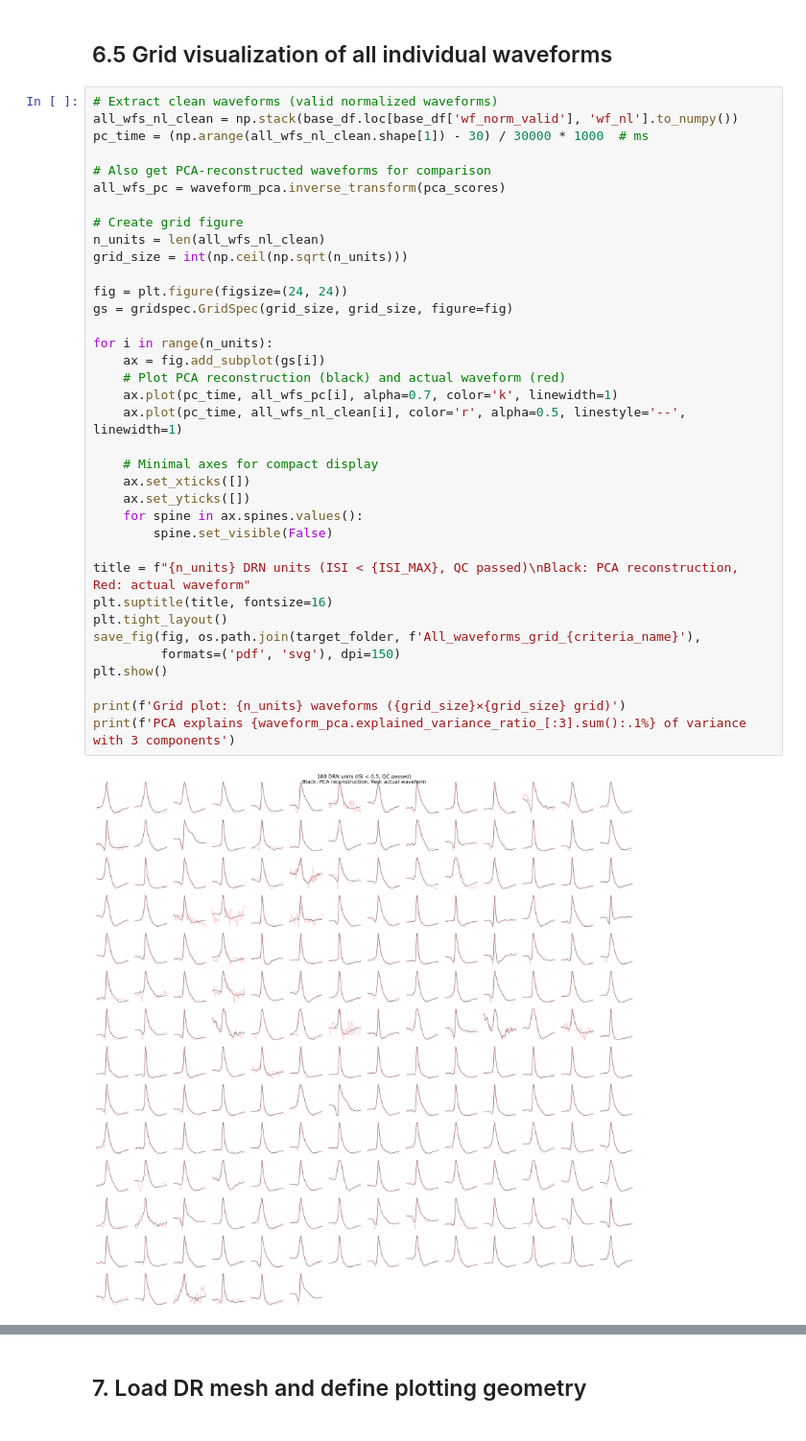
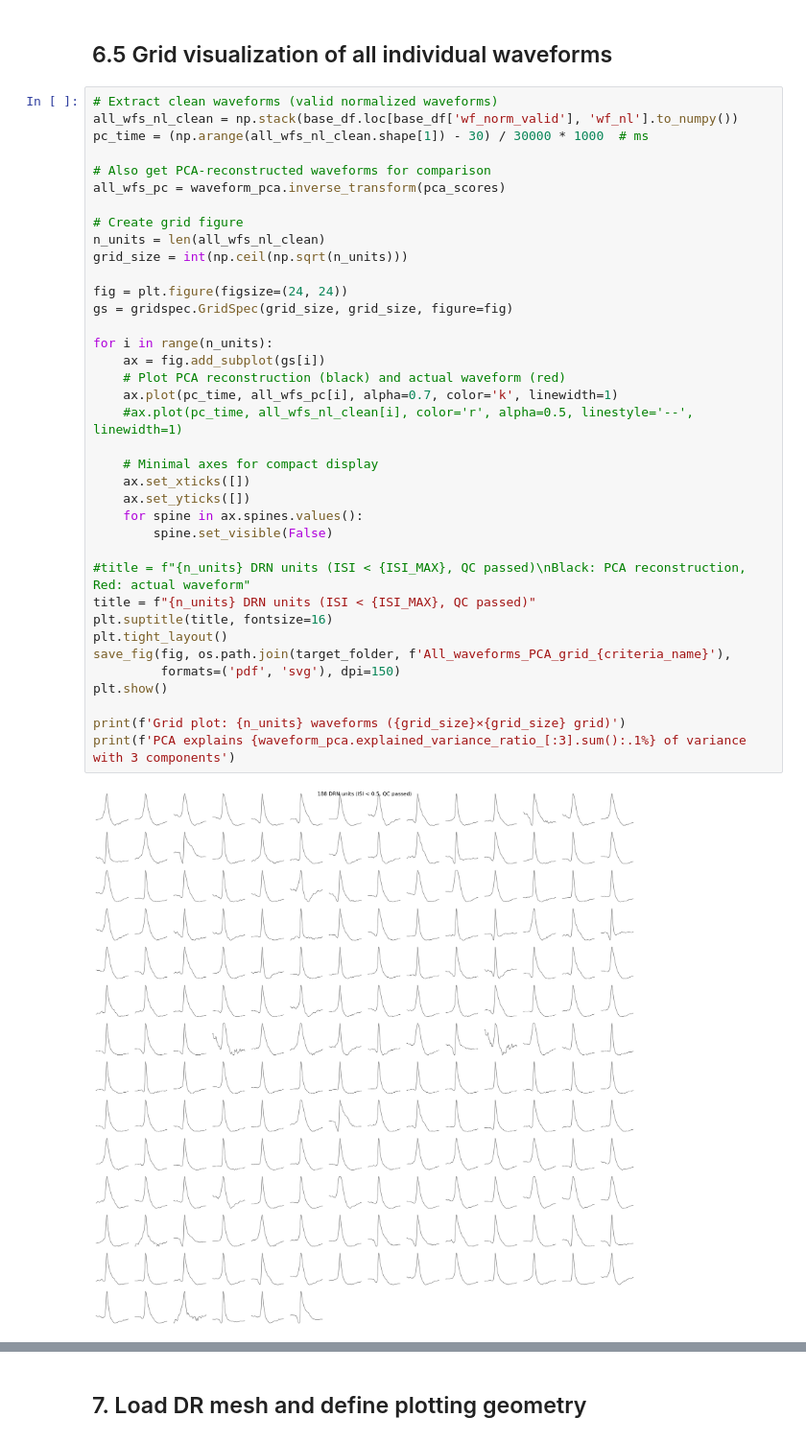
Before and after one commit to AllenNeuralDynamics/LC-beh-physiology-analysis, a Jupyter notebook: code/beh_ephys_analysis/session_combine/manuscript_figures/F_waveform_space_DRN_v2.ipynb, the cells around one changed output, grey strips where cells are left out. Shown at 96% size. Drawn from its saved outputs; the diff is of its cells as text.

```diff
--- a/code/beh_ephys_analysis/session_combine/manuscript_figures/F_waveform_space_DRN_v2.ipynb
+++ b/code/beh_ephys_analysis/session_combine/manuscript_figures/F_waveform_space_DRN_v2.ipynb
@@ -299,37 +299,38 @@ pc_time = (np.arange(all_wfs_nl_clean.shape[1]) - 30) / 30000 * 1000  # ms
 
 # Also get PCA-reconstructed waveforms for comparison
 all_wfs_pc = waveform_pca.inverse_transform(pca_scores)
 
 # Create grid figure
 n_units = len(all_wfs_nl_clean)
 grid_size = int(np.ceil(np.sqrt(n_units)))
 
 fig = plt.figure(figsize=(24, 24))
 gs = gridspec.GridSpec(grid_size, grid_size, figure=fig)
 
 for i in range(n_units):
     ax = fig.add_subplot(gs[i])
     # Plot PCA reconstruction (black) and actual waveform (red)
     ax.plot(pc_time, all_wfs_pc[i], alpha=0.7, color='k', linewidth=1)
-    ax.plot(pc_time, all_wfs_nl_clean[i], color='r', alpha=0.5, linestyle='--', linewidth=1)
+    #ax.plot(pc_time, all_wfs_nl_clean[i], color='r', alpha=0.5, linestyle='--', linewidth=1)
 
     # Minimal axes for compact display
     ax.set_xticks([])
     ax.set_yticks([])
     for spine in ax.spines.values():
         spine.set_visible(False)
 
-title = f"{n_units} DRN units (ISI < {ISI_MAX}, QC passed)\nBlack: PCA reconstruction, Red: actual waveform"
+#title = f"{n_units} DRN units (ISI < {ISI_MAX}, QC passed)\nBlack: PCA reconstruction, Red: actual waveform"
+title = f"{n_units} DRN units (ISI < {ISI_MAX}, QC passed)"
 plt.suptitle(title, fontsize=16)
 plt.tight_layout()
-save_fig(fig, os.path.join(target_folder, f'All_waveforms_grid_{criteria_name}'),
+save_fig(fig, os.path.join(target_folder, f'All_waveforms_PCA_grid_{criteria_name}'),
          formats=('pdf', 'svg'), dpi=150)
 plt.show()
 
 print(f'Grid plot: {n_units} waveforms ({grid_size}×{grid_size} grid)')
 print(f'PCA explains {waveform_pca.explained_variance_ratio_[:3].sum():.1%} of variance with 3 components')
 # %% [output]
-[figure, old version]
+[figure, new version]
 Grid plot: 188 waveforms (14×14 grid)
 PCA explains 90.8% of variance with 3 components
 # %% [markdown]
```
Also changed, not shown: parts of 1 cell of this notebook, 13 other files.
